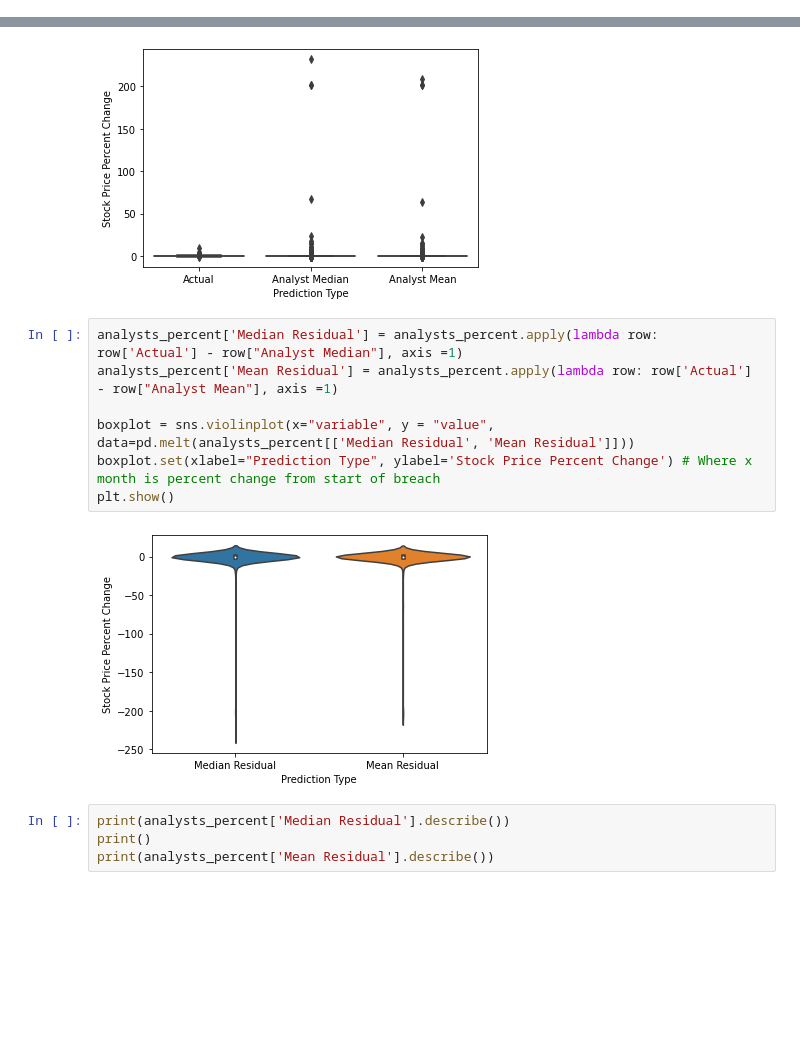
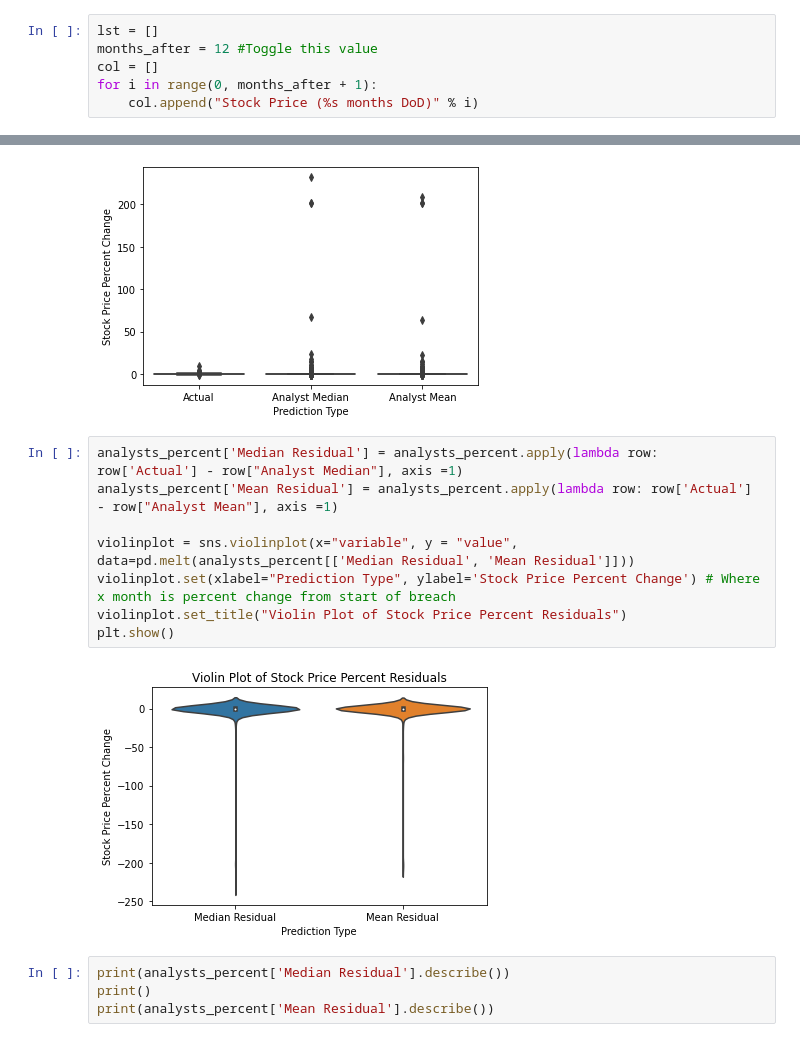
Before and after one commit to Zeyuzhao/BreachPrice, a Jupyter notebook: notebooks/main.ipynb, the cells around one changed output, grey strips where cells are left out. Drawn from its saved outputs; the diff is of its cells as text; blank space fills up the shorter version.

```diff
--- a/notebooks/main.ipynb
+++ b/notebooks/main.ipynb
@@ -327,6 +311,12 @@ display(stock_price_aa_records)
 | 735 | WEYERHAEUSER CO | WY | May-2014 - 1/29/2015 | 2015-01-29 00:00:00 | 2015-03-17 | 11000000 | ... |
 | 736 | ConnectOne Bancorp, Inc. | CNOB | NaN | 2014-11-05 00:00:00 | 2014-11-11 | NaN | ... |
 737 rows × 49 columns
+# %%
+lst = []
+months_after = 12 #Toggle this value
+col = []
+for i in range(0, months_after + 1):
+    col.append("Stock Price (%s months DoD)" % i)
 # %%
 stock_prices = pd.DataFrame()
 n = 1
@@ -437,12 +434,13 @@ plt.show()
 # %%
 analysts_percent['Median Residual'] = analysts_percent.apply(lambda row: row['Actual'] - row["Analyst Median"], axis =1)
 analysts_percent['Mean Residual'] = analysts_percent.apply(lambda row: row['Actual'] - row["Analyst Mean"], axis =1)
 
-boxplot = sns.violinplot(x="variable", y = "value", data=pd.melt(analysts_percent[['Median Residual', 'Mean Residual']]))
-boxplot.set(xlabel="Prediction Type", ylabel='Stock Price Percent Change') # Where x month is percent change from start of breach
+violinplot = sns.violinplot(x="variable", y = "value", data=pd.melt(analysts_percent[['Median Residual', 'Mean Residual']]))
+violinplot.set(xlabel="Prediction Type", ylabel='Stock Price Percent Change') # Where x month is percent change from start of breach
+violinplot.set_title("Violin Plot of Stock Price Percent Residuals")
 plt.show()
 # %% [output]
-[figure, old version]
+[figure, new version]
 # %%
 print(analysts_percent['Median Residual'].describe())
 print()
```
Also changed, not shown: parts of 9 cells of this notebook.
